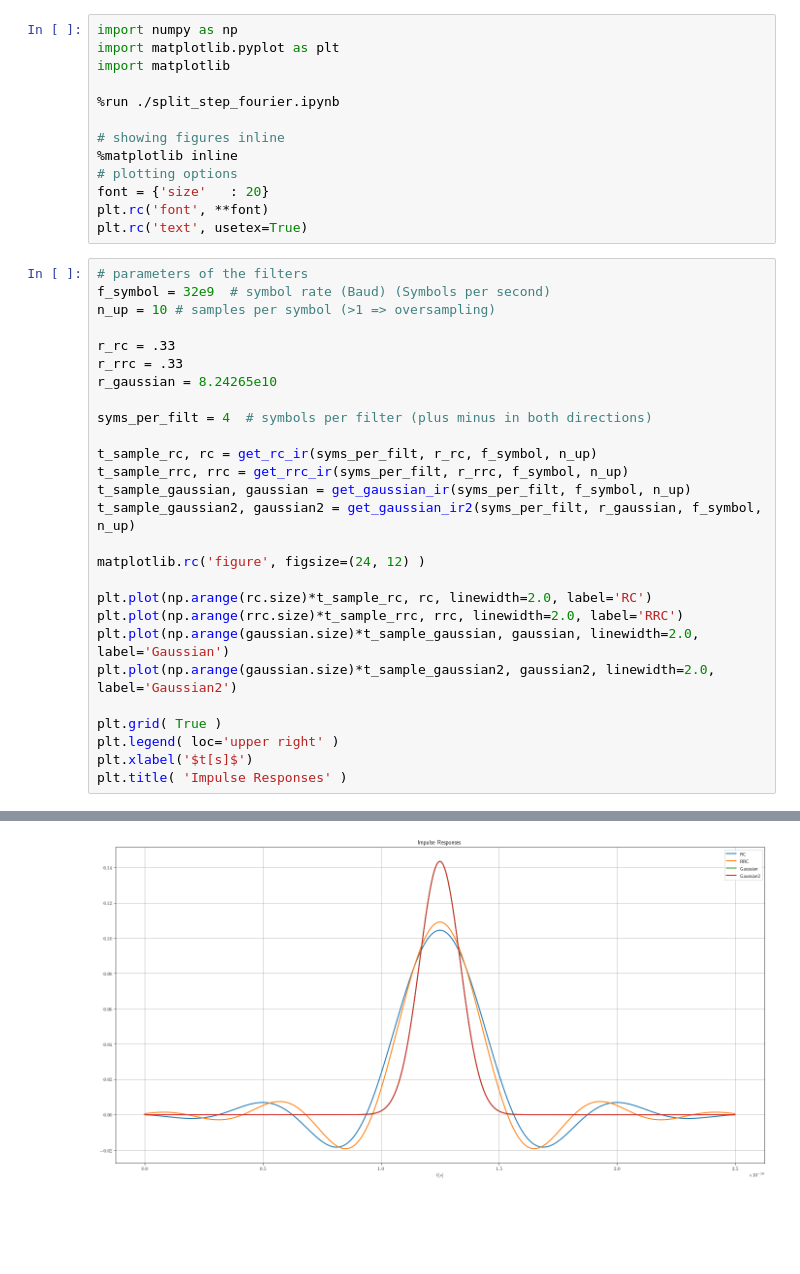
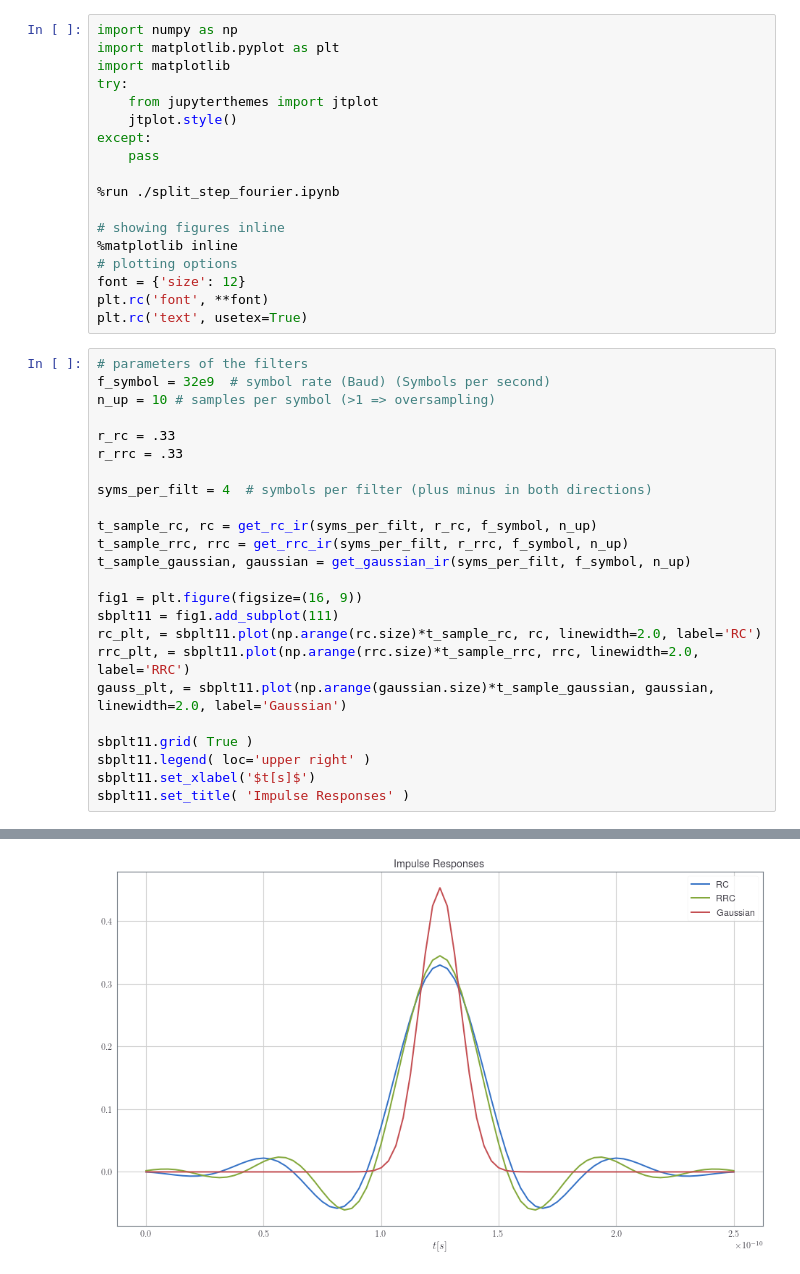
Before and after one commit to domrim/bachelorarbeit-code, a Jupyter notebook: jupyter-notebooks/tests.ipynb, the cells around one changed output, grey strips where cells are left out. Saved outputs shown, nothing was run; the diff lists cells and outputs as text; blank space fills up the shorter version.

Commit message:
[ADD] Mathematica Gaussian alpha calculation
Gaussian Solved, Theming

```diff
--- a/jupyter-notebooks/tests.ipynb
+++ b/jupyter-notebooks/tests.ipynb
@@ -2,13 +2,18 @@
 import numpy as np
 import matplotlib.pyplot as plt
 import matplotlib
+try:
+    from jupyterthemes import jtplot
+    jtplot.style()
+except:
+    pass
 
 %run ./split_step_fourier.ipynb
 
 # showing figures inline
 %matplotlib inline
 # plotting options
-font = {'size'   : 20}
+font = {'size': 12}
 plt.rc('font', **font)
 plt.rc('text', usetex=True)
 # %%
@@ -18,24 +23,21 @@ n_up = 10 # samples per symbol (>1 => oversampling)
 
 r_rc = .33
 r_rrc = .33
-r_gaussian = 8.24265e10
 
 syms_per_filt = 4  # symbols per filter (plus minus in both directions)
 
 t_sample_rc, rc = get_rc_ir(syms_per_filt, r_rc, f_symbol, n_up)
 t_sample_rrc, rrc = get_rrc_ir(syms_per_filt, r_rrc, f_symbol, n_up)
 t_sample_gaussian, gaussian = get_gaussian_ir(syms_per_filt, f_symbol, n_up)
-t_sample_gaussian2, gaussian2 = get_gaussian_ir2(syms_per_filt, r_gaussian, f_symbol, n_up)
 
-matplotlib.rc('figure', figsize=(24, 12) )
+fig1 = plt.figure(figsize=(16, 9))
+sbplt11 = fig1.add_subplot(111)
+rc_plt, = sbplt11.plot(np.arange(rc.size)*t_sample_rc, rc, linewidth=2.0, label='RC')
+rrc_plt, = sbplt11.plot(np.arange(rrc.size)*t_sample_rrc, rrc, linewidth=2.0, label='RRC')
+gauss_plt, = sbplt11.plot(np.arange(gaussian.size)*t_sample_gaussian, gaussian, linewidth=2.0, label='Gaussian')
 
-plt.plot(np.arange(rc.size)*t_sample_rc, rc, linewidth=2.0, label='RC')
-plt.plot(np.arange(rrc.size)*t_sample_rrc, rrc, linewidth=2.0, label='RRC')
-plt.plot(np.arange(gaussian.size)*t_sample_gaussian, gaussian, linewidth=2.0, label='Gaussian')
-plt.plot(np.arange(gaussian.size)*t_sample_gaussian2, gaussian2, linewidth=2.0, label='Gaussian2')
-
-plt.grid( True )
-plt.legend( loc='upper right' )
-plt.xlabel('$t[s]$')
-plt.title( 'Impulse Responses' )
+sbplt11.grid( True )
+sbplt11.legend( loc='upper right' )
+sbplt11.set_xlabel('$t[s]$')
+sbplt11.set_title( 'Impulse Responses' )
 # %% [output]
@@ -45,4 +45,4 @@ Text(0.5, 1.0, 'Impulse Responses')
-[figure, old version]
+[figure, new version]
 # %%
 # Comparison of convolved rrc with rc
 
```
Also changed, not shown: parts of 4 cells of this notebook, 4 other files.
